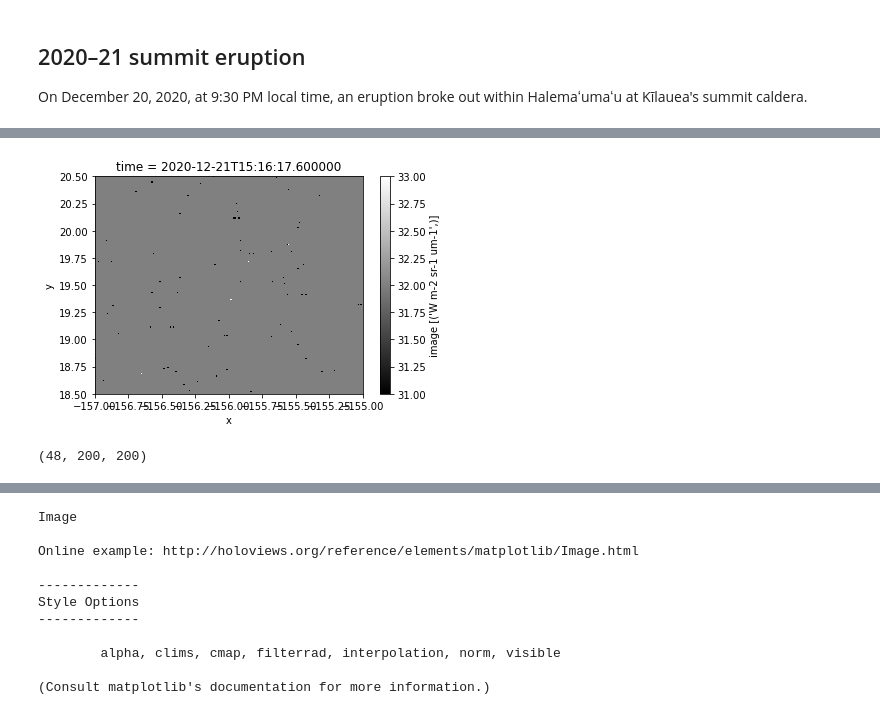
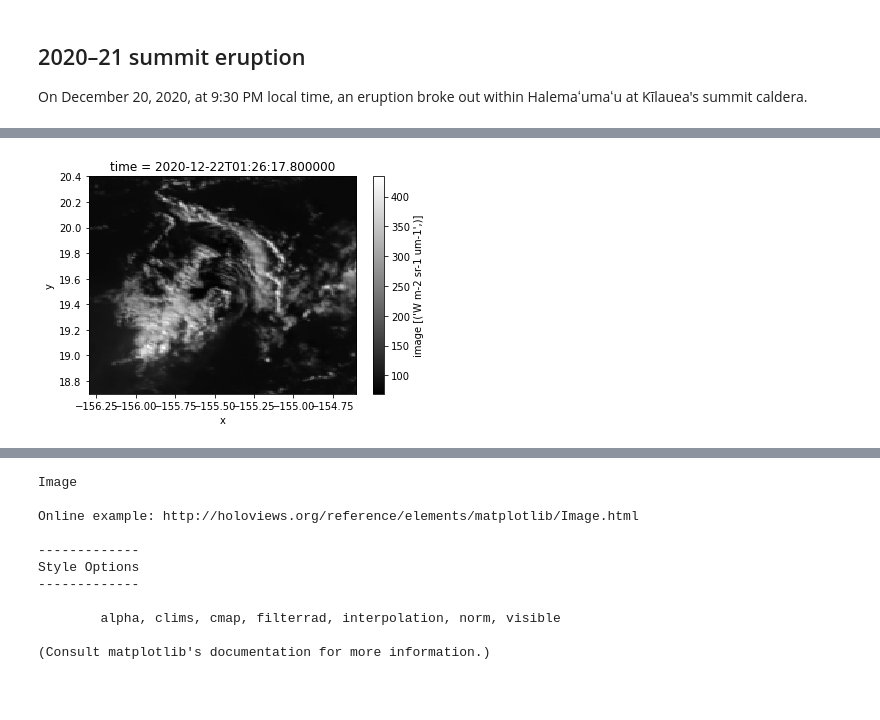
Before and after one commit to scottstanie/goes, a Jupyter notebook: kilauea-2018-gif.ipynb, the cells around one changed output, grey strips where cells are left out. Saved outputs shown, nothing was run; the diff lists cells and outputs as text; code cells hidden in the pictures.

```diff
--- a/kilauea-2018-gif.ipynb
+++ b/kilauea-2018-gif.ipynb
@@ -26,3 +24,5 @@ bounds = [-157, 18.5, -155, 20.5]
+# %%
+bounds = [-156.3, 18.7, -154.6, 20.4]
 # %% [markdown]
 ## 2020–21 summit eruption
 
@@ -112,9 +123,5 @@ Data variables:
 # %%
-dsm['image'][-3].plot.imshow(cmap='gray')
+dsm['image'][-1].plot.imshow(cmap='gray')
 plt.show()
 # %% [output]
-[figure, old version]
+[figure, new version]
-# %%
-dsm['image'].shape
-# %% [output]
-(48, 200, 200)
```
Also changed, not shown: parts of 12 cells of this notebook.
